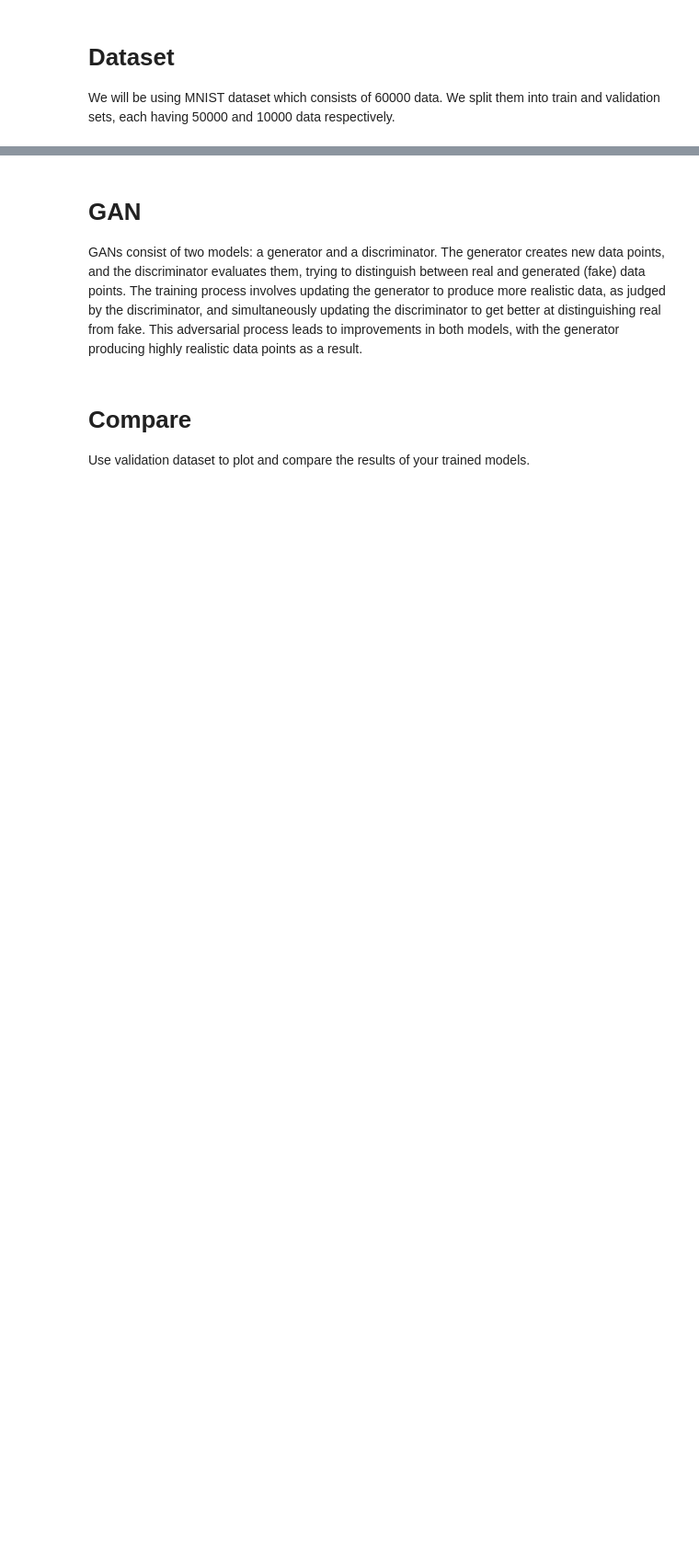
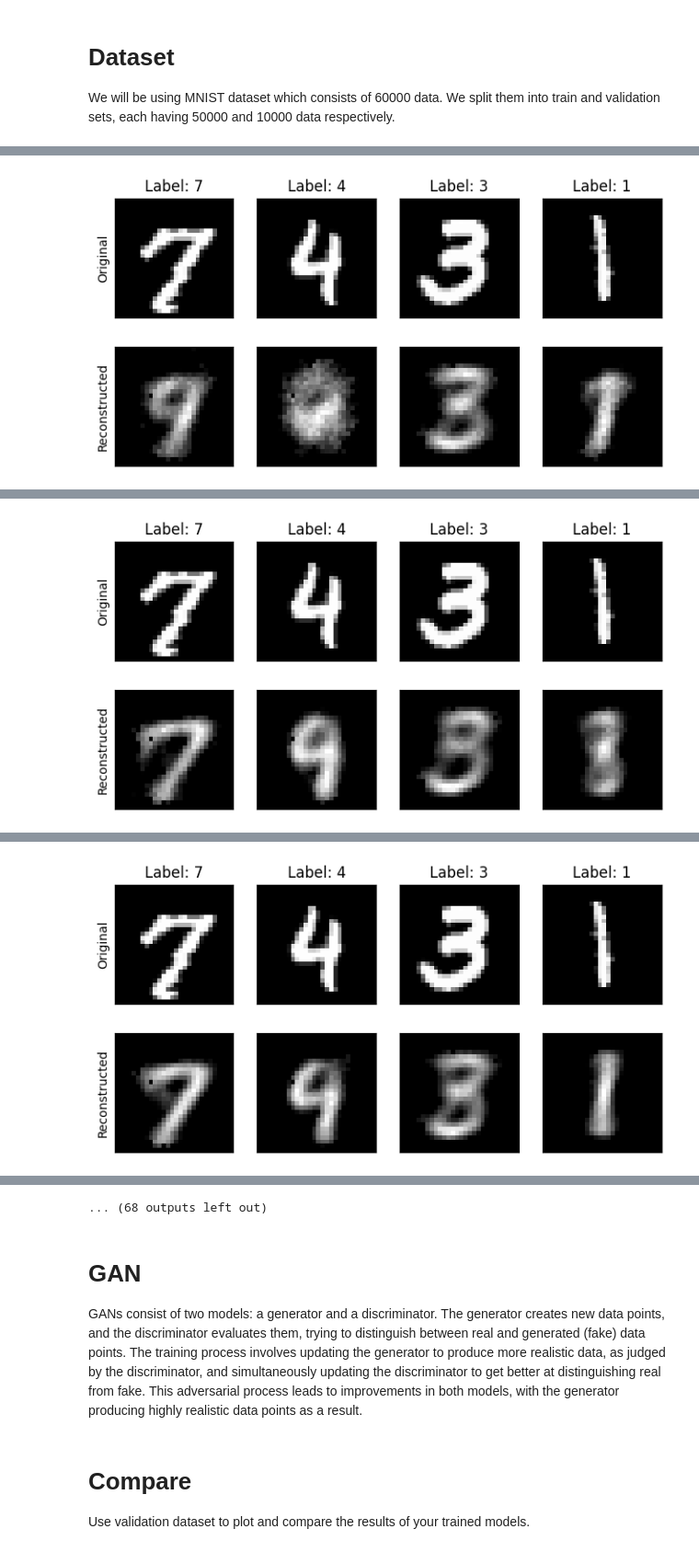
Before and after one commit to MehdiJmlkh/Deep-Learning-Course-Homeworks-S2024, a Jupyter notebook: HW4/GAN-VAE.ipynb, the cells around one changed output, grey strips where cells are left out. Shown at 92% size. Drawn from its saved outputs; the diff is of its cells as text; code cells hidden in the pictures; blank space fills up the shorter version.

Commit message:
Train VAE

```diff
--- a/HW4/GAN-VAE.ipynb
+++ b/HW4/GAN-VAE.ipynb
@@ -170,13 +178,13 @@ def loss_function(x, recon_x, mu, logvar):
     KLD = -0.5 * torch.sum(1 + logvar - mu.pow(2) - logvar.exp())
     return recon_loss + KLD
 # %%
-def train_vae(dataloader, model, learning_rate=1e-4, num_epochs=100):
+def train_vae(dataloader, model, learning_rate=1e-4, num_epochs=40):
     # Define the loss fc, optimizer and VAE model.
     criterion = loss_function
     optimizer = optim.Adam(model.parameters(), lr=learning_rate)
 
     sample_images, labels = next(iter(val_loader))
-    sample_images, labels = sample_images.to(DEVICE), labels.to(DEVICE)
+    sample_images = sample_images.to(DEVICE)
 
     recon_images = []
 
@@ -184,6 +192,7 @@ def train_vae(dataloader, model, learning_rate=1e-4, num_epochs=100):
         model.train()
         train_loss = 0.0
         for i, (data, _) in enumerate(dataloader):
+            data = data.to(DEVICE)
             output = model(data)
             loss = criterion(data, *output)
 
@@ -192,7 +201,7 @@ def train_vae(dataloader, model, learning_rate=1e-4, num_epochs=100):
             optimizer.step()
             train_loss += loss
 
-        print('Loss: {:.4f}'.format(train_loss / len(dataloader.dataset)))
+        print(f'Epoch ({epoch+1}/{num_epochs}): Loss: {train_loss / len(dataloader.dataset):.4f}')
 
         # Reconstruct `sample_images` and plot first 4 images after each epoch
         # This is used to visualize the progress
@@ -201,11 +210,11 @@ def train_vae(dataloader, model, learning_rate=1e-4, num_epochs=100):
         num_samples = 4
         for i in range(1, num_samples + 1):
             plt.subplot(2, num_samples, i)
-            show_image(sample_images[i], label=labels[i])
+            show_image(sample_images[i].cpu(), label=labels[i])
             if i == 1:
                 plt.ylabel("Original")
             plt.subplot(2, num_samples, i + num_samples)
-            show_image(recon_image[i])
+            show_image(recon_image[i].cpu())
             if i == 1:
                 plt.ylabel("Reconstructed")
         plt.show()
@@ -216,7 +225,7 @@ input_dim=784
 hidden_dim=256
 latent_dim=8
 
-model = VAE(latent_dim=latent_dim, hidden_dim=hidden_dim, input_dim=input_dim)
+model = VAE(latent_dim=latent_dim, hidden_dim=hidden_dim, input_dim=input_dim).to(DEVICE)
 
 if DEVICE == CUDA:
     model = train_vae(train_loader, model)
@@ -227,0 +237 @@ NameError: name 'load' is not defined
+[figure, added]
@@ -227,0 +239 @@ NameError: name 'load' is not defined
+[figure, added]
@@ -227,0 +241 @@ NameError: name 'load' is not defined
+[figure, added]
@@ -228,3 +248,4 @@ NameError: name 'load' is not defined
+... (68 outputs left out)
 # %% [markdown]
 # GAN
 
```
Also changed, not shown: parts of 4 cells of this notebook.
